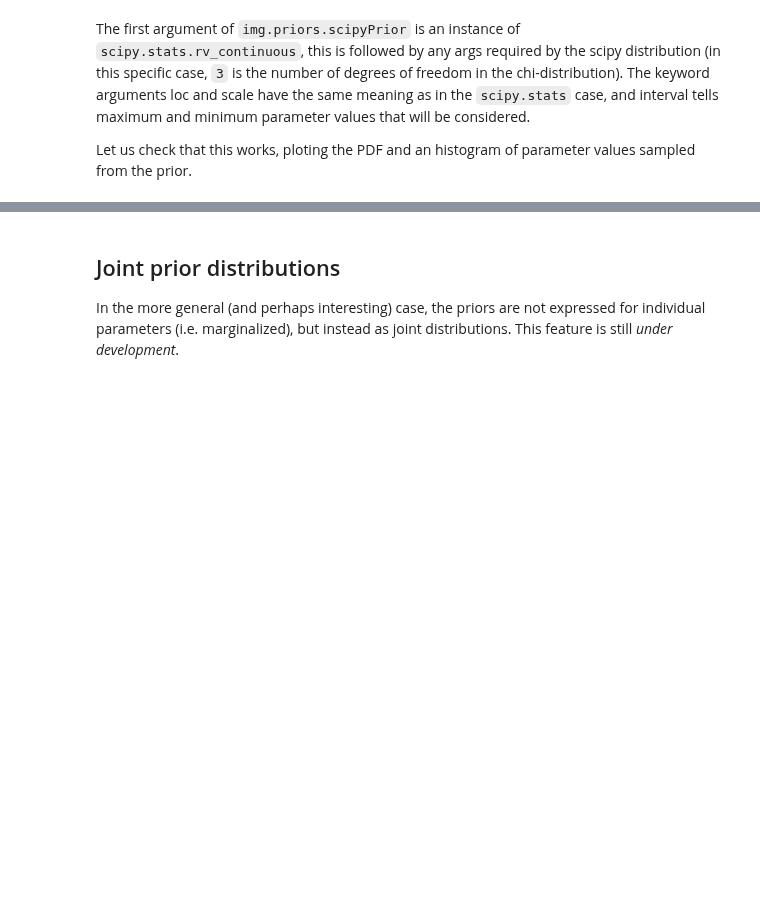
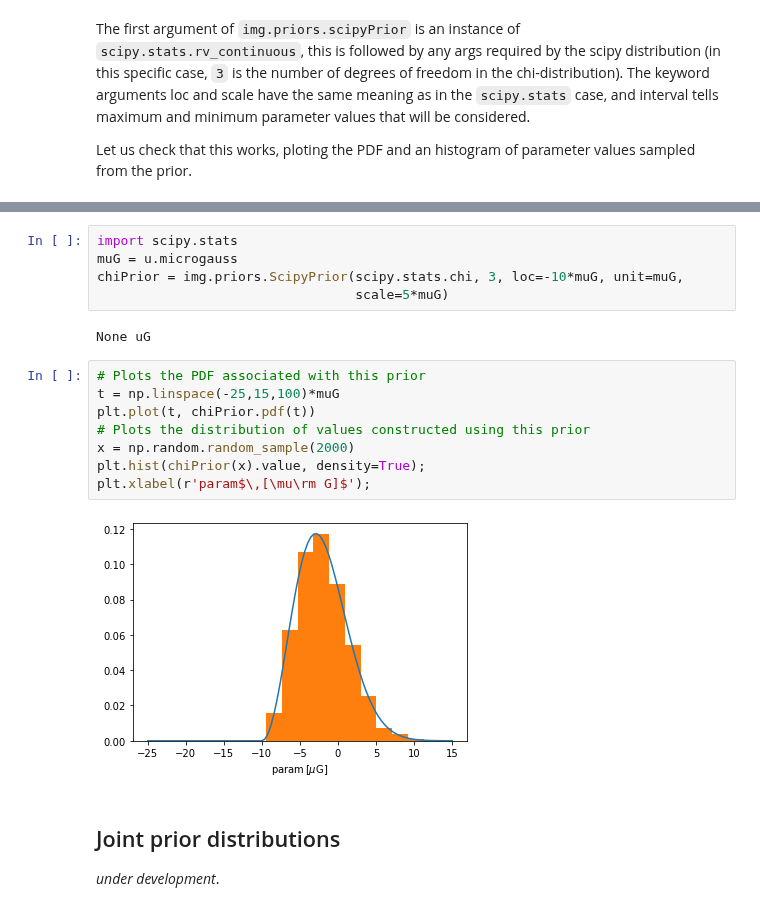
Before and after one commit to IMAGINE-Consortium/imagine, a Jupyter notebook: tutorials/tutorial_priors.ipynb, the cells around one changed output, grey strips where cells are left out. Cells and saved outputs as stored; diff of their text form; blank space fills up the shorter version.

```diff
--- a/tutorials/tutorial_priors.ipynb
+++ b/tutorials/tutorial_priors.ipynb
@@ -108,4 +133,21 @@ plt.xlabel('scaled param'); plt.xlim(0,1);
-# %% [markdown]
-## Joint prior distributions
-
-In the more general (and perhaps interesting) case, the priors are not expressed for individual parameters (i.e. marginalized), but instead as joint distributions.  This feature is still *under development*.
+# %%
+import scipy.stats
+muG = u.microgauss
+chiPrior = img.priors.ScipyPrior(scipy.stats.chi, 3, loc=-10*muG, unit=muG,
+                                 scale=5*muG)
+# %% [output]
+None uG
+# %%
+# Plots the PDF associated with this prior
+t = np.linspace(-25,15,100)*muG
+plt.plot(t, chiPrior.pdf(t))
+# Plots the distribution of values constructed using this prior
+x = np.random.random_sample(2000)
+plt.hist(chiPrior(x).value, density=True);
+plt.xlabel(r'param$\,[\mu\rm G]$');
+# %% [output]
+[figure, added]
+# %% [markdown]
+## Joint prior distributions
+
+*under development*.
```
Also changed, not shown: parts of 11 cells of this notebook, 4 other files.
